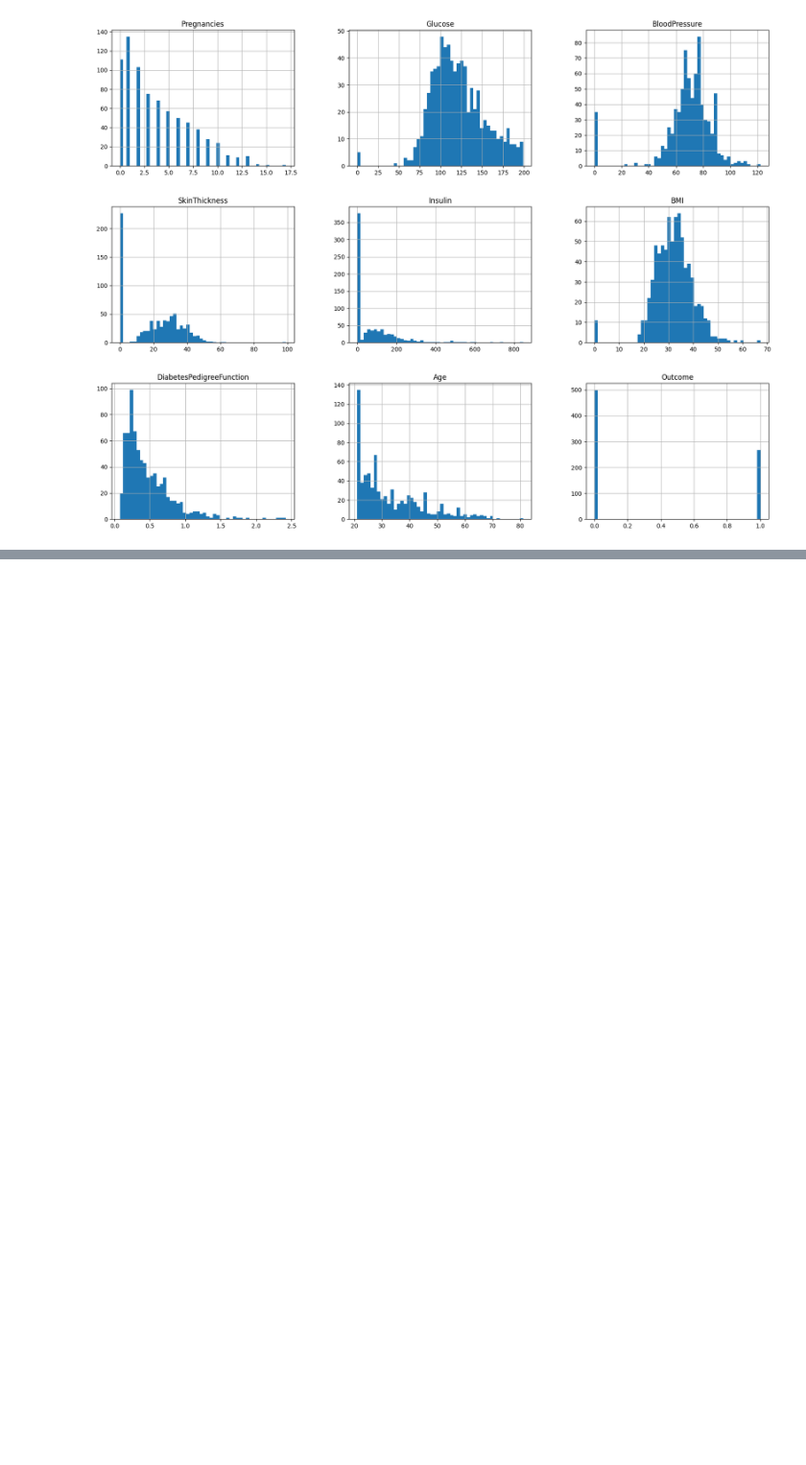
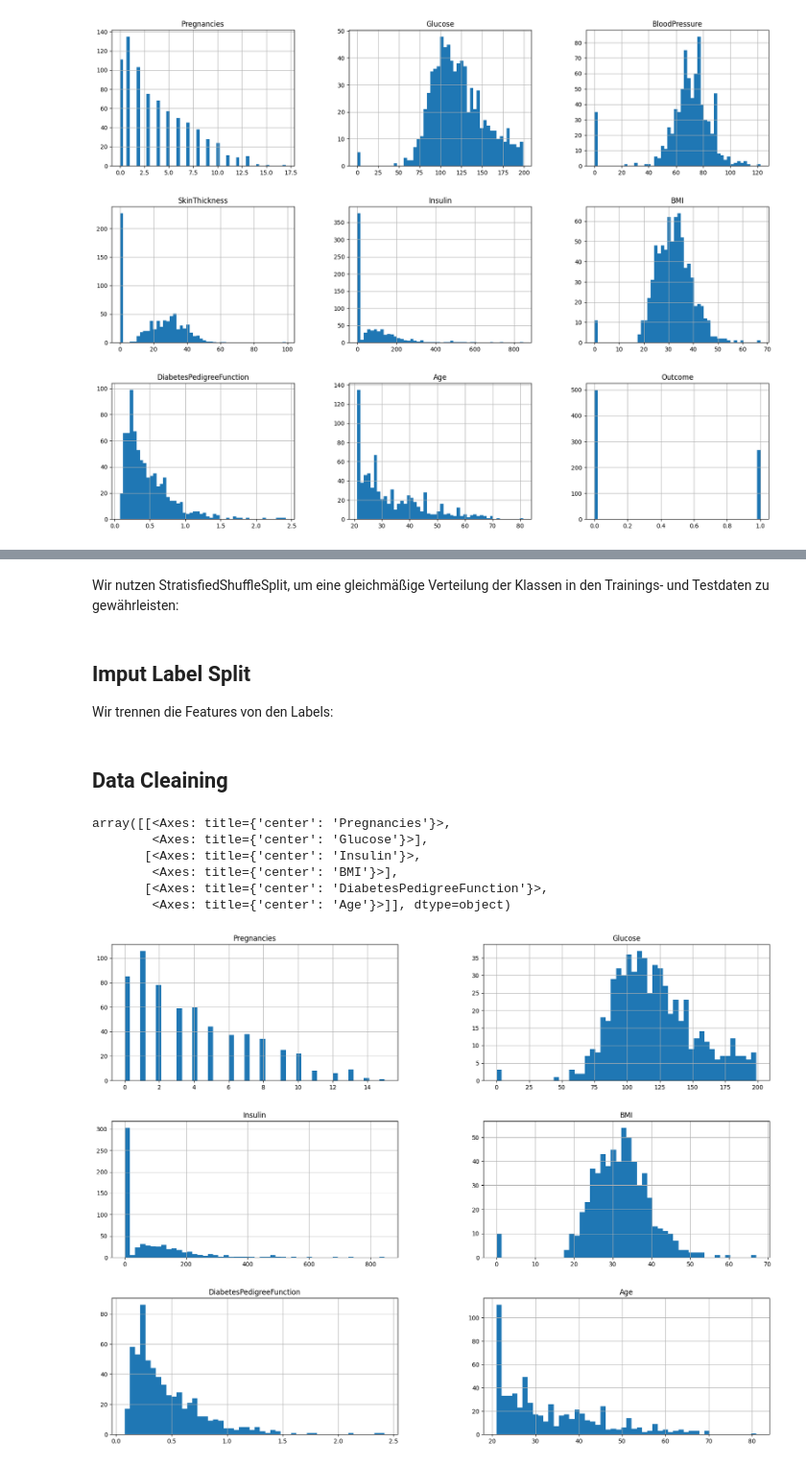
Before and after one commit to ricpnk/project_diabetes_prediction, a Jupyter notebook: notebooks/data_preprocessing.ipynb, the cells around one changed output, grey strips where cells are left out. Shown at 96% size. Cells and saved outputs as stored; diff of their text form; code cells hidden in the pictures; blank space fills up the shorter version.

```diff
--- a/notebooks/data_preprocessing.ipynb
+++ b/notebooks/data_preprocessing.ipynb
@@ -72,12 +95,0 @@ Es fällt auf das es sehr viele 0 Werte gibt, die nicht sinnvoll sind. Diese wer
-# %%
-def zero_to_mean(df, column):
-    mean = df[column].mean()
-    df[column] = df[column].replace(0, mean)
-    return df
-
-features = ['Glucose', 'BloodPressure', 'SkinThickness', 'Insulin', 'BMI']
-for feature in features:
-    diabetes = zero_to_mean(diabetes, feature)
-
-diabetes.hist(bins=50, figsize=(20, 15))
-plt.show()
@@ -85,0 +115,5 @@ plt.show()
+# %%
+for feature in ['BloodPressure', 'SkinThickness']:
+    diabetes.drop(feature, axis=1, inplace=True)
+
+diabetes.head()
@@ -85,0 +130,10 @@ plt.show()
+# %% [markdown]
+Wir nutzen StratisfiedShuffleSplit, um eine gleichmäßige Verteilung der Klassen in den Trainings- und Testdaten zu gewährleisten:
+# %%
+shufflesplit = StratifiedShuffleSplit(n_splits=1, test_size=0.2)
+for train_id, test_id in shufflesplit.split(diabetes, diabetes['Outcome']):
+    train_set = diabetes.loc[train_id]
+    test_set = diabetes.loc[test_id]
+# %% [markdown]
+## Imput Label Split
+Wir trennen die Features von den Labels:
@@ -85,0 +148,12 @@ plt.show()
+# %% [markdown]
+## Data Cleaining
+# %%
+train_set.hist(bins=50, figsize=(20, 15))
+# %% [output]
+array([[<Axes: title={'center': 'Pregnancies'}>,
+        <Axes: title={'center': 'Glucose'}>],
+       [<Axes: title={'center': 'Insulin'}>,
+        <Axes: title={'center': 'BMI'}>],
+       [<Axes: title={'center': 'DiabetesPedigreeFunction'}>,
+        <Axes: title={'center': 'Age'}>]], dtype=object)
+[figure, added]
```
Also changed, not shown: parts of 26 cells of this notebook.
